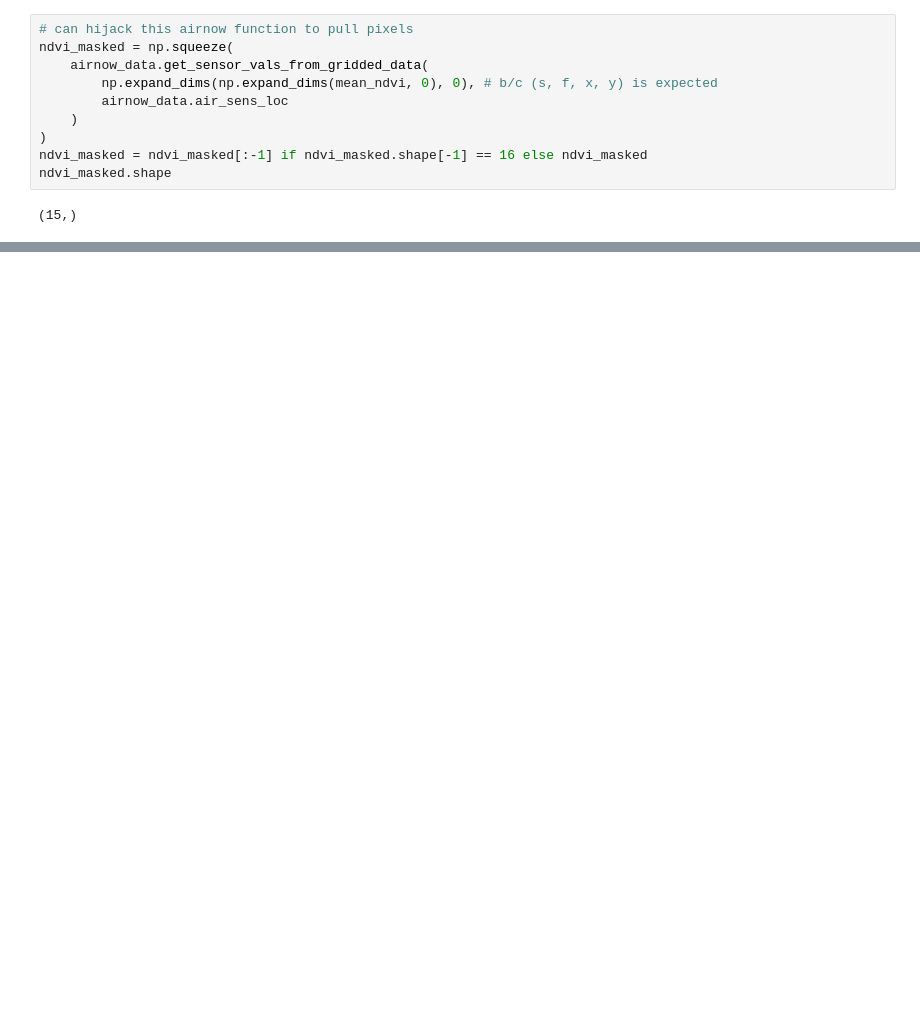
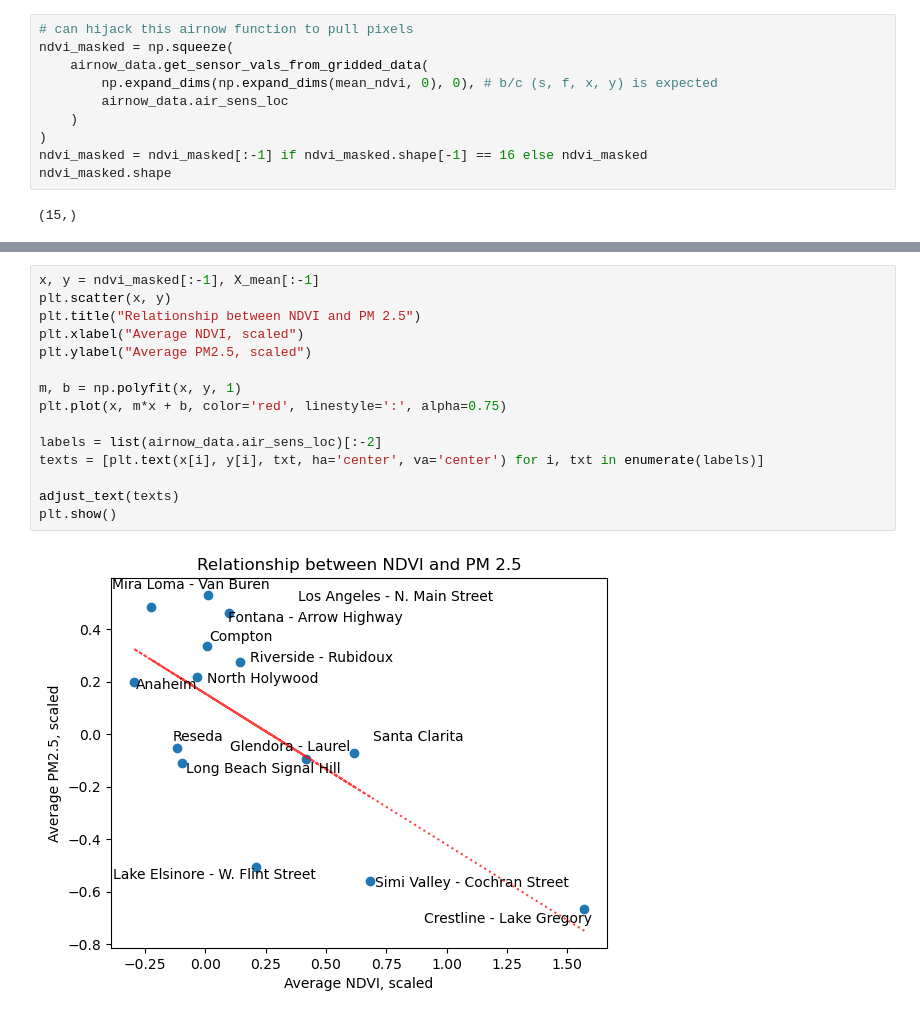
Before and after one commit to matthewgraca/hrrr-smoke-viz, a Jupyter notebook: visualizations/ndvi-elevation-correlations.ipynb, the cells around one changed output, grey strips where cells are left out. Drawn from its saved outputs; the diff is of its cells as text; blank space fills up the shorter version.

```diff
--- a/visualizations/ndvi-elevation-correlations.ipynb
+++ b/visualizations/ndvi-elevation-correlations.ipynb
@@ -237,3 +240,20 @@ plt.show()
+# %%
+x, y = ndvi_masked[:-1], X_mean[:-1]
+plt.scatter(x, y)
+plt.title("Relationship between NDVI and PM 2.5")
+plt.xlabel("Average NDVI, scaled")
+plt.ylabel("Average PM2.5, scaled")
+
+m, b = np.polyfit(x, y, 1)
+plt.plot(x, m*x + b, color='red', linestyle=':', alpha=0.75)
+
+labels = list(airnow_data.air_sens_loc)[:-2]
+texts = [plt.text(x[i], y[i], txt, ha='center', va='center') for i, txt in enumerate(labels)]
+
+adjust_text(texts)
+plt.show()
+# %% [output]
+[figure, added]
 # %%
 x, y = ndvi_masked[:-3], X_mean[:-3]
 plt.scatter(x, y)
```
Also changed, not shown: parts of 8 cells of this notebook.
